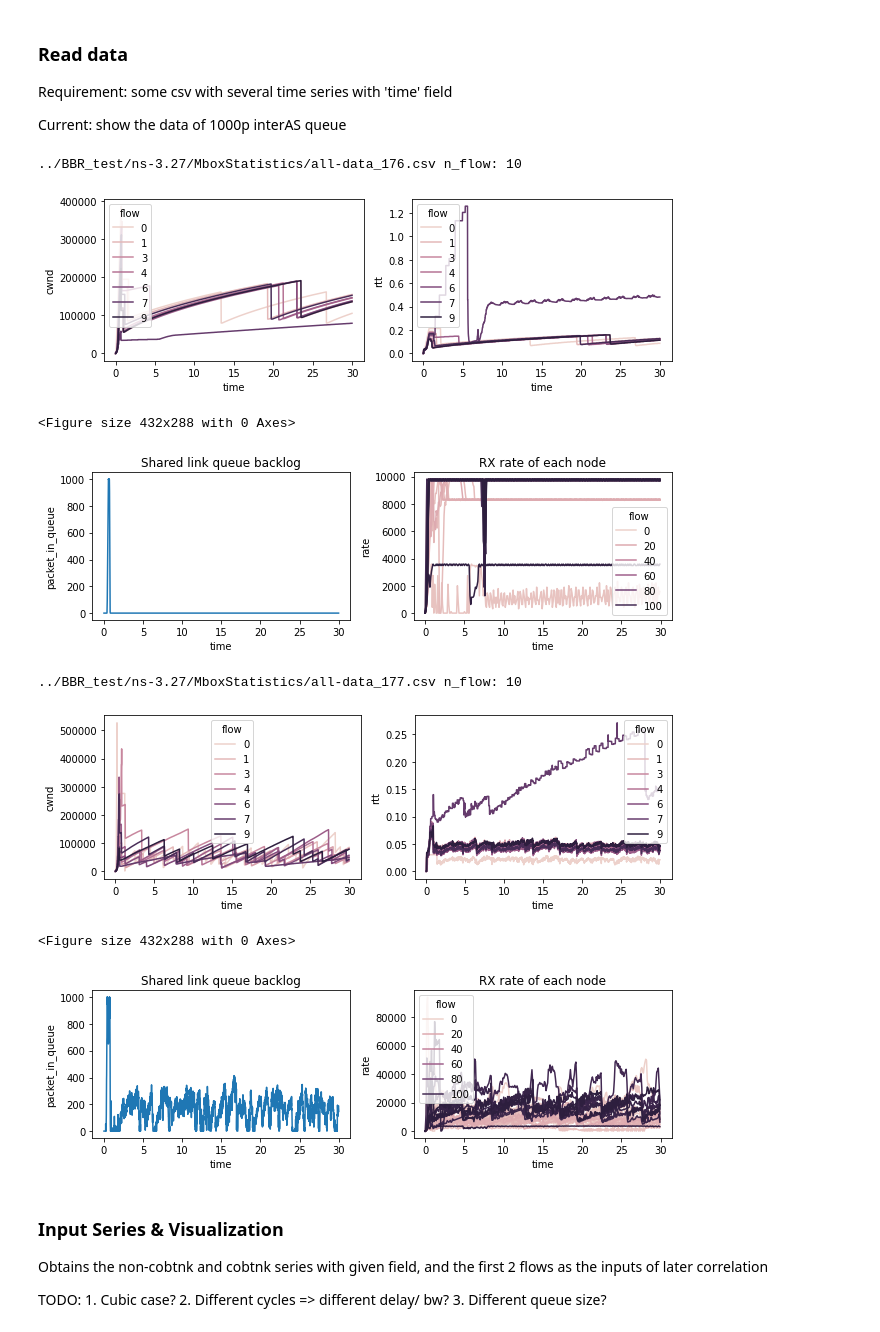
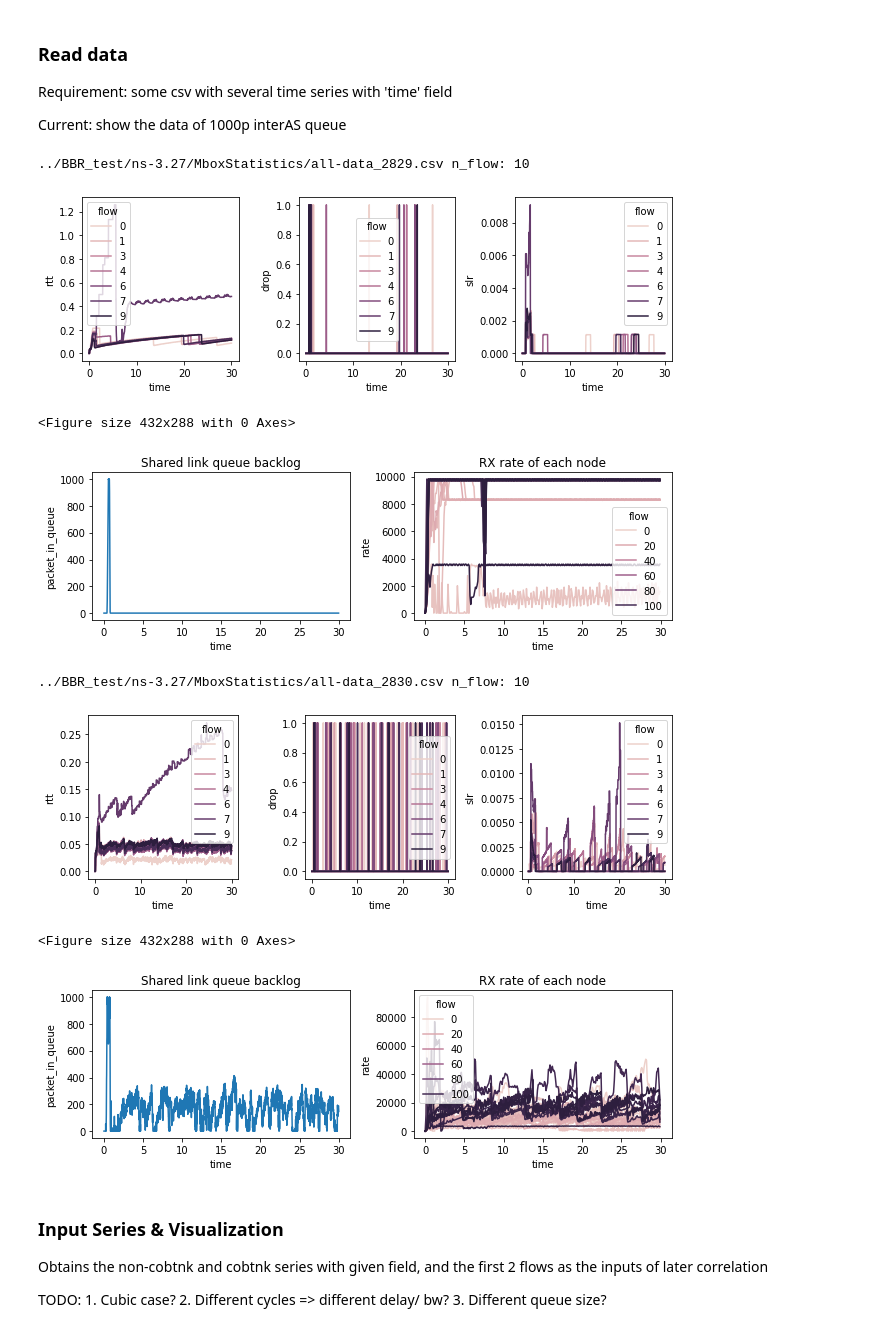
Before and after one commit to PrinceS17/NS_Simulation_Toolkit, a Jupyter notebook: script/corr_analysis.ipynb, the cells around one changed output. Cells and saved outputs as stored; diff of their text form; code cells hidden in the pictures.

```diff
--- a/script/corr_analysis.ipynb
+++ b/script/corr_analysis.ipynb
@@ -16,6 +16,7 @@ import matplotlib.pyplot as plt
 csvs, qcsv, rcsv = [], [], []
 raw_folder = '../BBR_test/ns-3.27/MboxStatistics/'
 Run_id = [
+    2829, 2830,   # same, with slr and drop prepared
     176, 177,   # same, but add reverse cross traffic w/ 30M x 10
 
     664, 665,   # 10+10, inter 1000p, codel, proc = 10us
@@ -30,14 +31,14 @@ Run_id = [
     665, 666,   # 10+10 case, shared 200M, cRate 8M, inter 100p, default 1000p, rx Edge 10
     463, 464
 ]
-N_flows = [10, 10, 10, 10, 10, 10, 10, 10, 10, 4, 4]
+N_flows = [10, 10, 10, 10, 10, 10, 10, 10, 10, 10, 4, 4]
 for rid, n_flow in zip(Run_id, N_flows):
     csvs.append((f'all-data_{rid}.csv', n_flow))
     qcsv.append(f'queue_{rid}.csv')
     rcsv.append(f'rate_{rid}.csv')
 
 Csv_files = csvs[:2]
-Fields = ['cwnd', 'rtt']         # candidates: cwnd, rtt, llr, drop, bytes_in_flight, cstate
+Fields = ['rtt', 'drop', 'slr']         # candidates: cwnd, rtt, slr, drop, bytes_in_flight, cstate
 
 for csvs in [qcsv, rcsv]:
     for i, csv in enumerate(csvs):
@@ -52,37 +53,37 @@ dfs, ppls, qdfs, rdfs = [], [], [], []
 
 # begin plotting
 for i, entry in enumerate(Csv_files):
     csv, n = entry[0], entry[1]
     if 'tmp' not in csv:
         csv = raw_folder + csv
     df = pd.read_csv(csv, index_col=False)
     ppl = pipeline.Pipeline(csv, f'ipybn_{i}')
     dfs.append(df)
     ppls.append(ppl)
     print(csv, 'n_flow:', n)
     ppl.plot_flows(show_flow=n, fields=Fields)      # general plot
 
     qdf1 = pd.read_csv(qcsv[i], index_col=False)
     qdfs.append(qdf1)
     rdf1 = pd.read_csv(rcsv[i], index_col=False)
     rdfs.append(rdf1)
 
     fig, ax = plt.subplots(1, 2, figsize=(9,3))
     sns.lineplot(x='time', y='packet_in_queue', data=qdf1, ax=ax[0])
     ax[0].set_title('Shared link queue backlog')
     sns.lineplot(x='time', y='rate', hue='flow', data=rdf1, ax=ax[1])
     ax[1].set_title('RX rate of each node')
     plt.tight_layout()
     plt.show()
 
 # plt.show()
 # %% [output]
-../BBR_test/ns-3.27/MboxStatistics/all-data_176.csv n_flow: 10
+../BBR_test/ns-3.27/MboxStatistics/all-data_2829.csv n_flow: 10
-[figure, old version]
+[figure, new version]
 <Figure size 432x288 with 0 Axes>
 [figure]
-../BBR_test/ns-3.27/MboxStatistics/all-data_177.csv n_flow: 10
+../BBR_test/ns-3.27/MboxStatistics/all-data_2830.csv n_flow: 10
-[figure, old version]
+[figure, new version]
 <Figure size 432x288 with 0 Axes>
 [figure]
 # %% [markdown]
```
Also changed, not shown: parts of 12 cells of this notebook, 1 other file.
